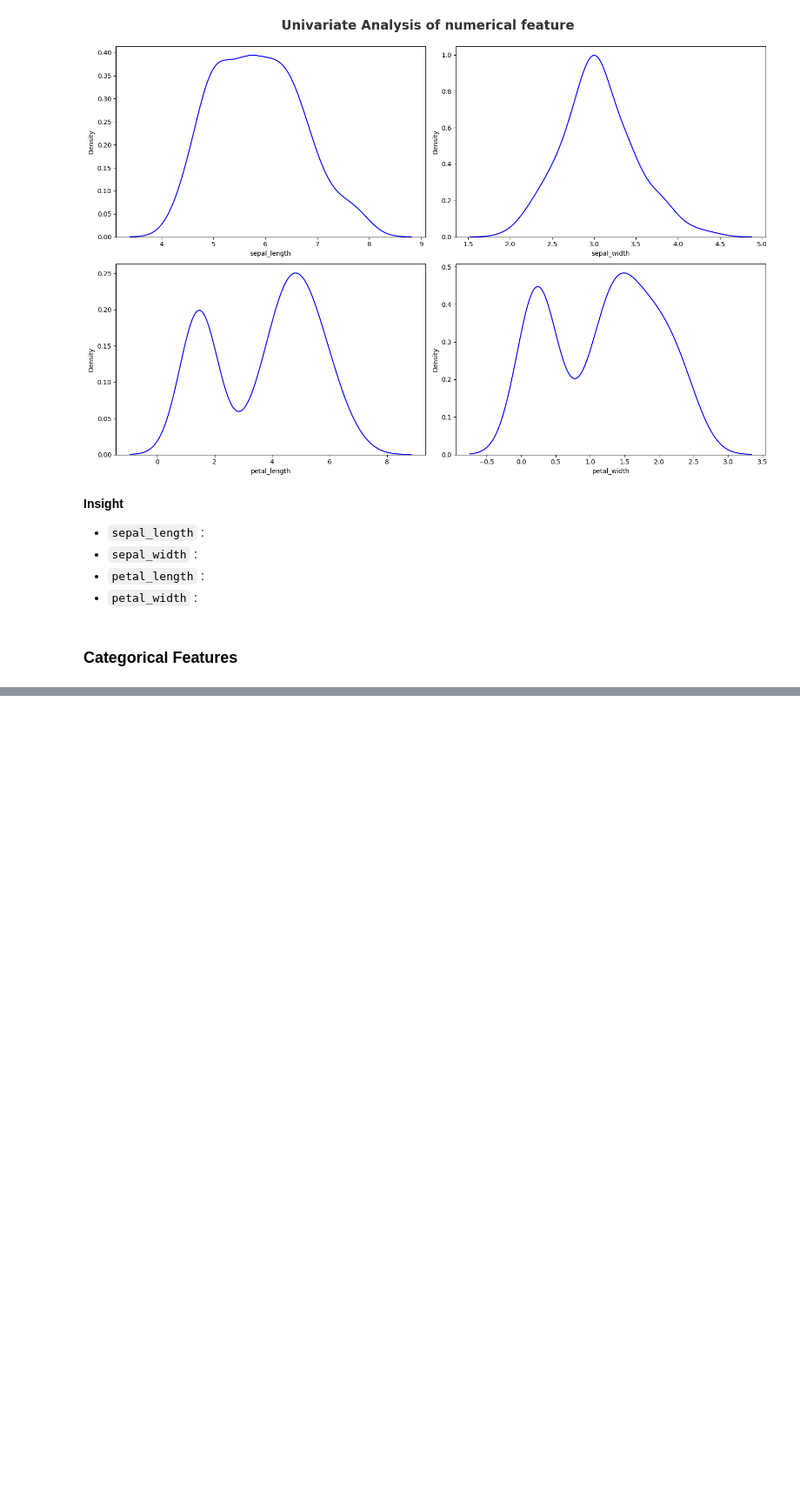
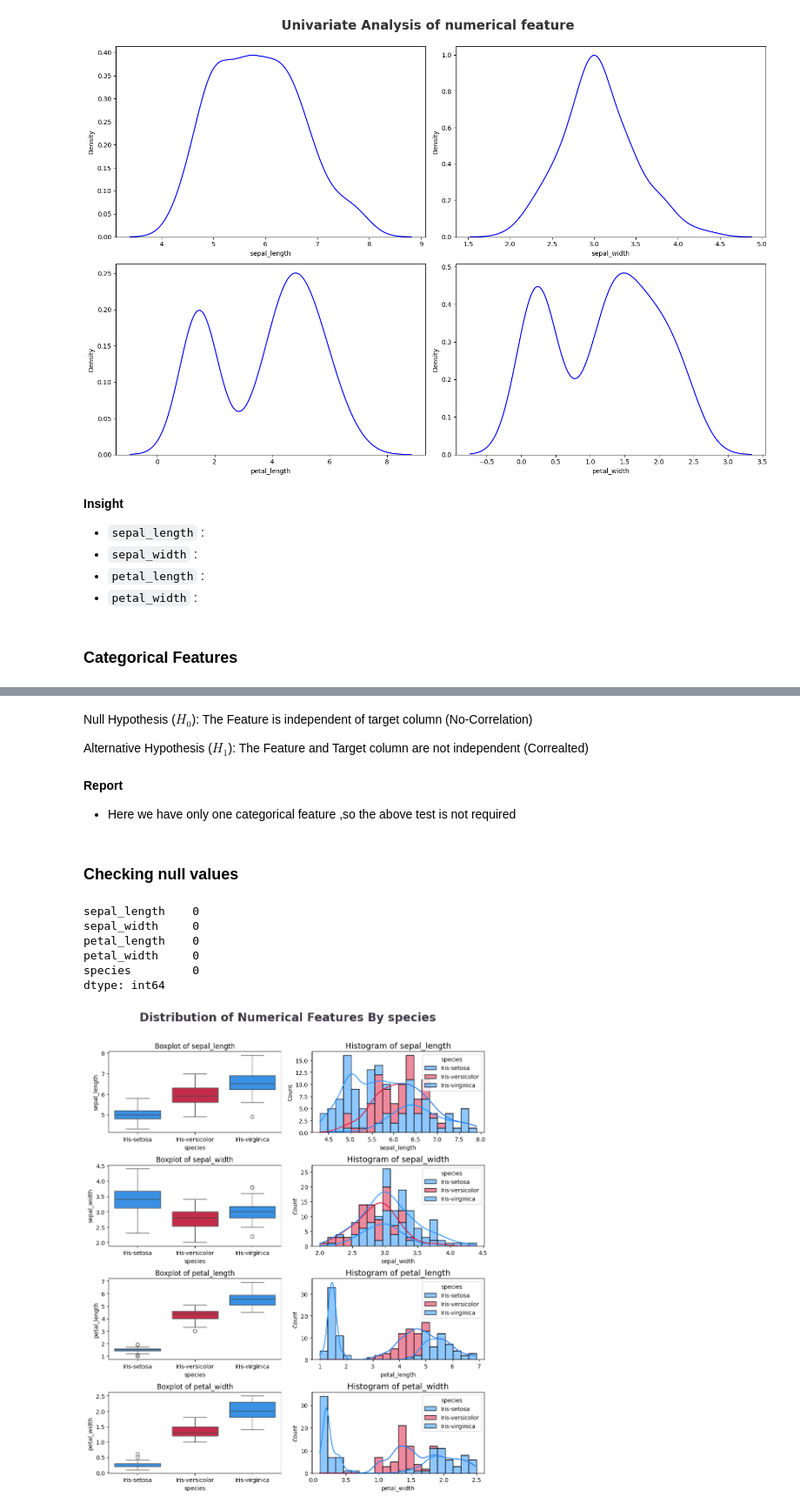
Before and after one commit to saxenastar/ML_Basic_deployment, a Jupyter notebook: notebook/1_EDA.ipynb, the cells around one changed output, grey strips where cells are left out. Shown at 87% size. Cells and saved outputs as stored; diff of their text form; code cells hidden in the pictures; blank space fills up the shorter version.

```diff
--- a/notebook/1_EDA.ipynb
+++ b/notebook/1_EDA.ipynb
@@ -158,0 +173,7 @@ plt.suptitle('Univariate Analysis of Categorical Feature ')
+# %%
+threshold_value = 5 #as the total sample are too small (150)
+discrete_features = [feature for feature in df.columns if len(df[feature].unique()) <= threshold_value]
+continuous_features = [feature for feature in df.columns if len(df[feature].unique()) > threshold_value]
+
+print('we have {} discrete features : {}'.format(len(discrete_features),discrete_features))
+print('we have {} continuous features : {}'.format(len(continuous_features),continuous_features))
@@ -158,0 +204,4 @@ plt.suptitle('Univariate Analysis of Categorical Feature ')
+# %% [markdown]
+Null Hypothesis ($ H_0 $): The Feature is independent of target column (No-Correlation)
+
+Alternative Hypothesis ($ H_1 $): The Feature and Target column are not independent (Correalted)
@@ -158,0 +219,30 @@ plt.suptitle('Univariate Analysis of Categorical Feature ')
+# %% [markdown]
+**Report**
+* Here we have only one categorical feature ,so the above test is not required
+# %% [markdown]
+### Checking null values
+# %%
+df.isnull().sum()
+# %% [output]
+sepal_length    0
+sepal_width     0
+petal_length    0
+petal_width     0
+species         0
+dtype: int64
+# %%
+clr1 = ['#1E90FF', '#DC143C']
+fig, ax = plt.subplots(4, 2, figsize=(10,12))
+fig.suptitle('Distribution of Numerical Features By species', color='#3C3744',
+             fontsize=20, fontweight='bold', ha='center')
+for i, col in enumerate(continuous_features):
+    sns.boxplot(data=df, x='species', y=col,  palette=clr1, ax=ax[i,0])
+    ax[i,0].set_title(f'Boxplot of {col}', fontsize=12)
+    sns.histplot(data=df, x=col, hue='species', bins=20, kde=True,
+                 multiple='stack', palette=clr1, ax=ax[i,1])
+    ax[i,1].set_title(f'Histogram of {col}', fontsize=14)
+fig.tight_layout()
+fig.subplots_adjust(top=0.90)
+# plt.savefig('images/multivariate_num.png')
+# %% [output]
+[figure, added]
```
Also changed, not shown: parts of 15 cells of this notebook.
